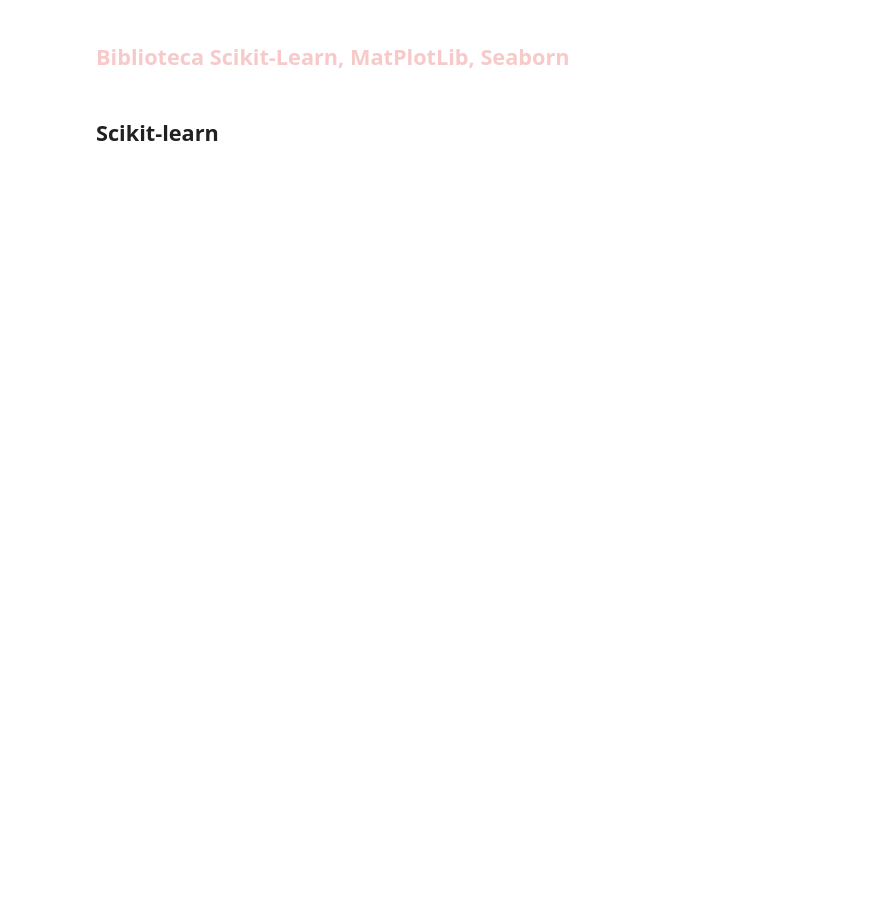
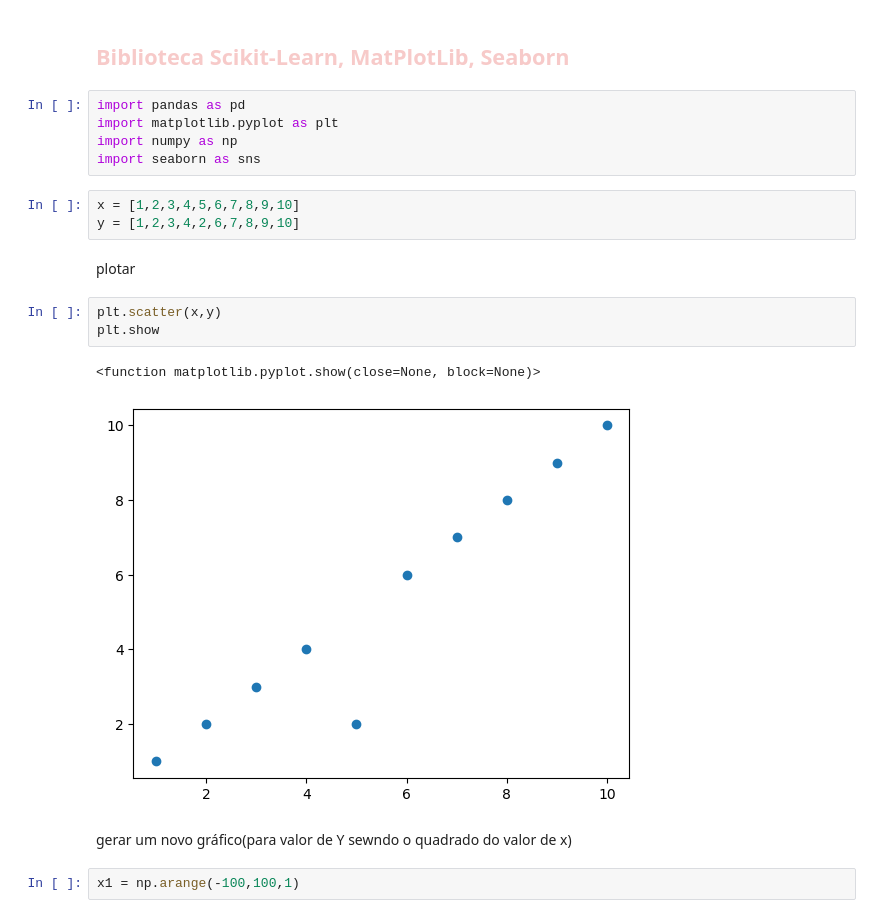
Before and after one commit to AnnaBea99/python-fluffy-tribble, a Jupyter notebook: Codigos/bibliotecas.ipynb, the cells around one changed output. Drawn from its saved outputs; the diff is of its cells as text; blank space fills up the shorter version.

```diff
--- a/Codigos/bibliotecas.ipynb
+++ b/Codigos/bibliotecas.ipynb
@@ -1,4 +1,22 @@
 # %% [markdown]
 ## <font color = '#F7CAC9'> Biblioteca Scikit-Learn, MatPlotLib, Seaborn </font>
-# %% [markdown]
-## Scikit-learn
+# %%
+import pandas as pd
+import matplotlib.pyplot as plt
+import numpy as np
+import seaborn as sns
+# %%
+x = [1,2,3,4,5,6,7,8,9,10]
+y = [1,2,3,4,2,6,7,8,9,10]
+# %% [markdown]
+plotar
+# %%
+plt.scatter(x,y)
+plt.show
+# %% [output]
+<function matplotlib.pyplot.show(close=None, block=None)>
+[figure, added]
+# %% [markdown]
+gerar um novo gráfico(para valor de Y sewndo o quadrado do valor de x)
+# %%
+x1 = np.arange(-100,100,1)
```
Also changed, not shown: parts of 18 cells of this notebook, 10 other files.
